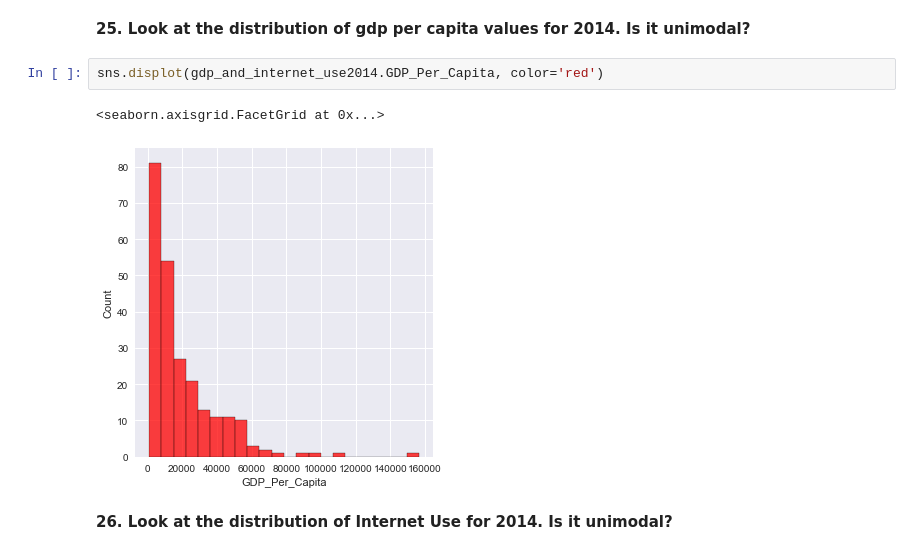
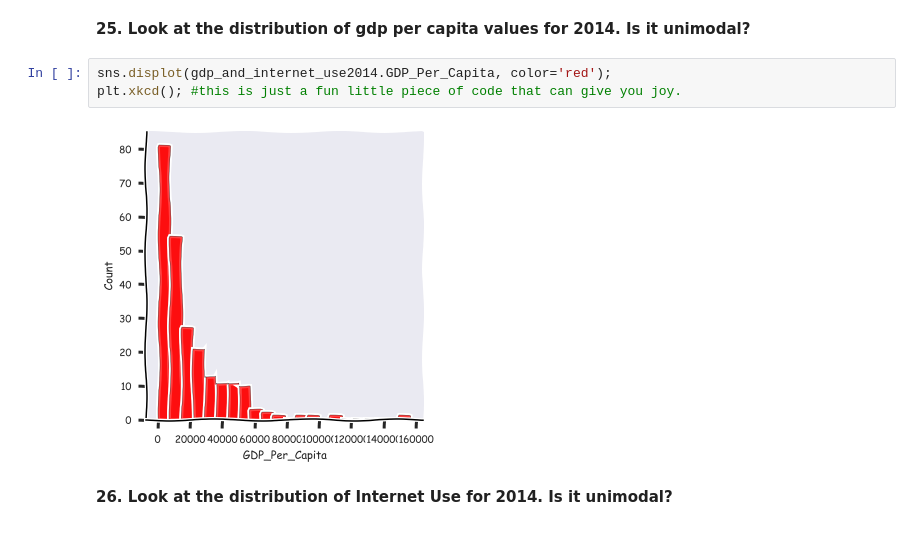
Before and after one commit to NSS-Data-Analytics-Cohort-7/gdp-and-internet-usage-sarahmissimer, a Jupyter notebook: Notebook/GDP and Internet Usage - Sarah Missimer.ipynb, the cells around one changed output. Cells and saved outputs as stored; diff of their text form.

```diff
--- a/Notebook/GDP and Internet Usage - Sarah Missimer.ipynb
+++ b/Notebook/GDP and Internet Usage - Sarah Missimer.ipynb
@@ -502,10 +566,10 @@ plt.scatter(x,y, s=50, c='red', edgecolor='black', linewidth=1, alpha=0.75)
 # %% [markdown]
 <b> 25. Look at the distribution of gdp per capita values for 2014. Is it unimodal? <b>
 # %%
-sns.displot(gdp_and_internet_use2014.GDP_Per_Capita, color='red')
+sns.displot(gdp_and_internet_use2014.GDP_Per_Capita, color='red');
+plt.xkcd(); #this is just a fun little piece of code that can give you joy.
 # %% [output]
-<seaborn.axisgrid.FacetGrid at 0x...>
-[figure, old version]
+[figure, new version]
 # %% [markdown]
 <b> 26. Look at the distribution of Internet Use for 2014. Is it unimodal? <b>
 # %%
```
Also changed, not shown: parts of 18 cells of this notebook.
